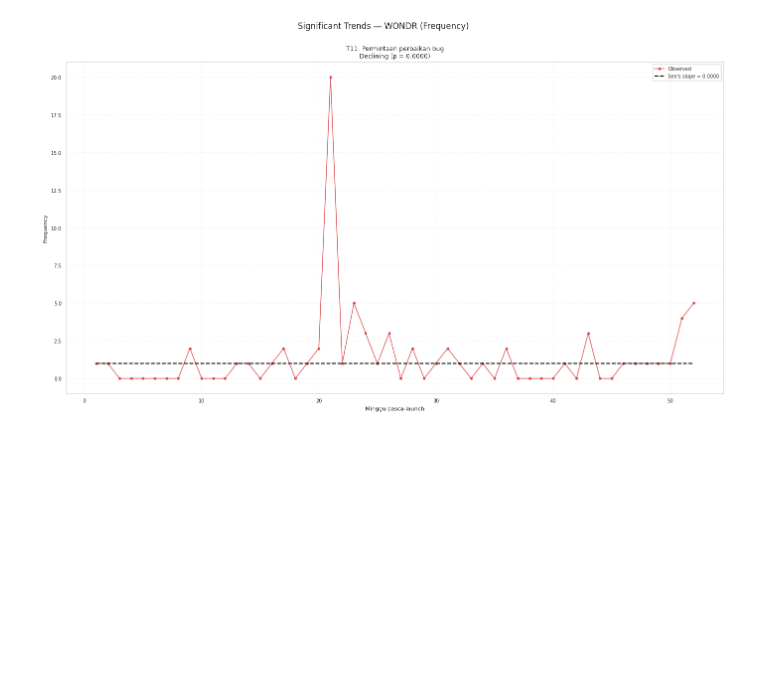
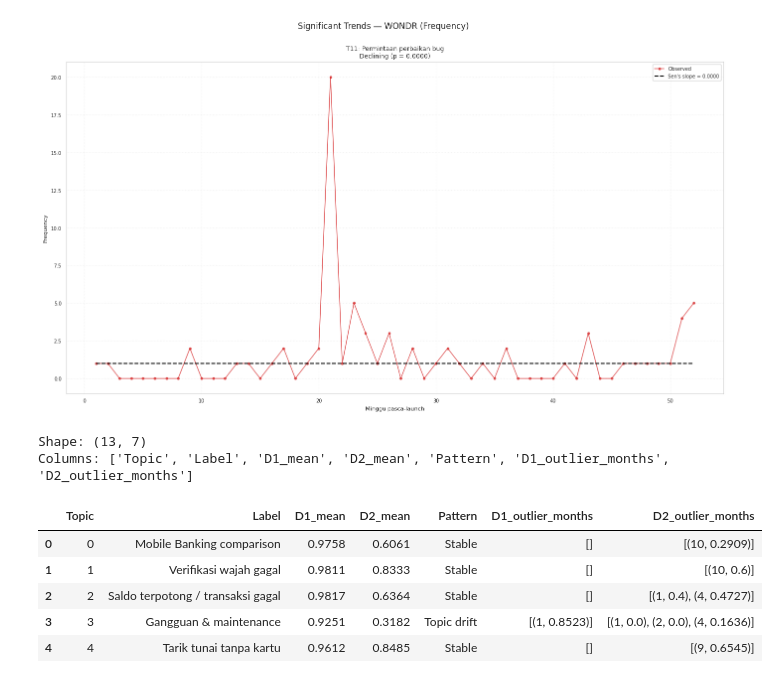
Before and after one commit to rabithahz-salwa/skripsi-bertopic-superapp, a Jupyter notebook: 05_bertopic_wondr.ipynb, the cells around one changed output. Cells and saved outputs as stored; diff of their text form; code cells hidden in the pictures; blank space fills up the shorter version.

```diff
--- a/05_bertopic_wondr.ipynb
+++ b/05_bertopic_wondr.ipynb
@@ -2306,3 +2306,19 @@ plt.show()
 # %% [output]
 ✓ Saved: outputs\figures\wondr\10_mk_significant_lines_frequency.png
 [figure]
+# %%
+# Section 9.5: Threshold Sensitivity Check
+# Load Section 9 comparison results
+df_section9 = pd.read_csv("outputs/tables/wondr_section9_comparison.csv")
+print(f"Shape: {df_section9.shape}")
+print(f"Columns: {list(df_section9.columns)}")
+df_section9.head()
+# %% [output]
+Shape: (13, 7)
+Columns: ['Topic', 'Label', 'D1_mean', 'D2_mean', 'Pattern', 'D1_outlier_months', 'D2_outlier_months']
+|  | Topic | Label | D1_mean | D2_mean | Pattern | D1_outlier_months | D2_outlier_months |
+| 0 | 0 | Mobile Banking comparison | 0.9758 | 0.6061 | Stable | [] | [(10, 0.2909)] |
+| 1 | 1 | Verifikasi wajah gagal | 0.9811 | 0.8333 | Stable | [] | [(10, 0.6)] |
+| 2 | 2 | Saldo terpotong / transaksi gagal | 0.9817 | 0.6364 | Stable | [] | [(1, 0.4), (4, 0.4727)] |
+| 3 | 3 | Gangguan & maintenance | 0.9251 | 0.3182 | Topic drift | [(1, 0.8523)] | [(1, 0.0), (2, 0.0), (4, 0.1636)] |
+| 4 | 4 | Tarik tunai tanpa kartu | 0.9612 | 0.8485 | Stable | [] | [(9, 0.6545)] |
```
Also changed, not shown: parts of 3 cells of this notebook, 3 other files.
